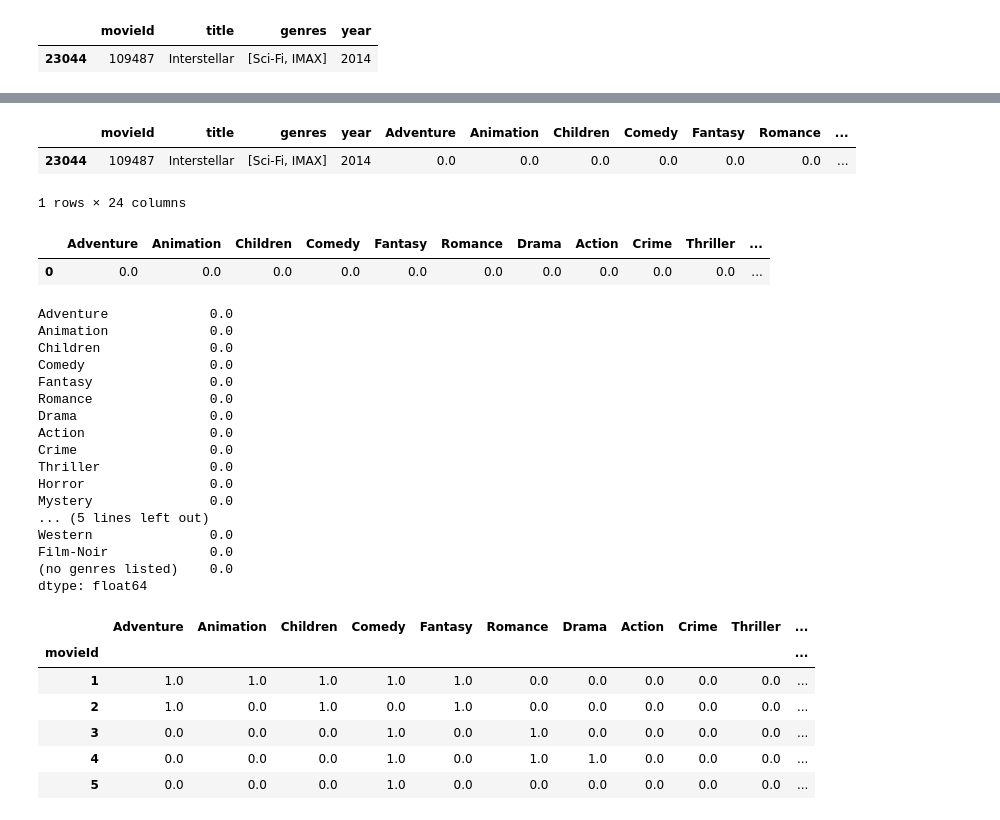
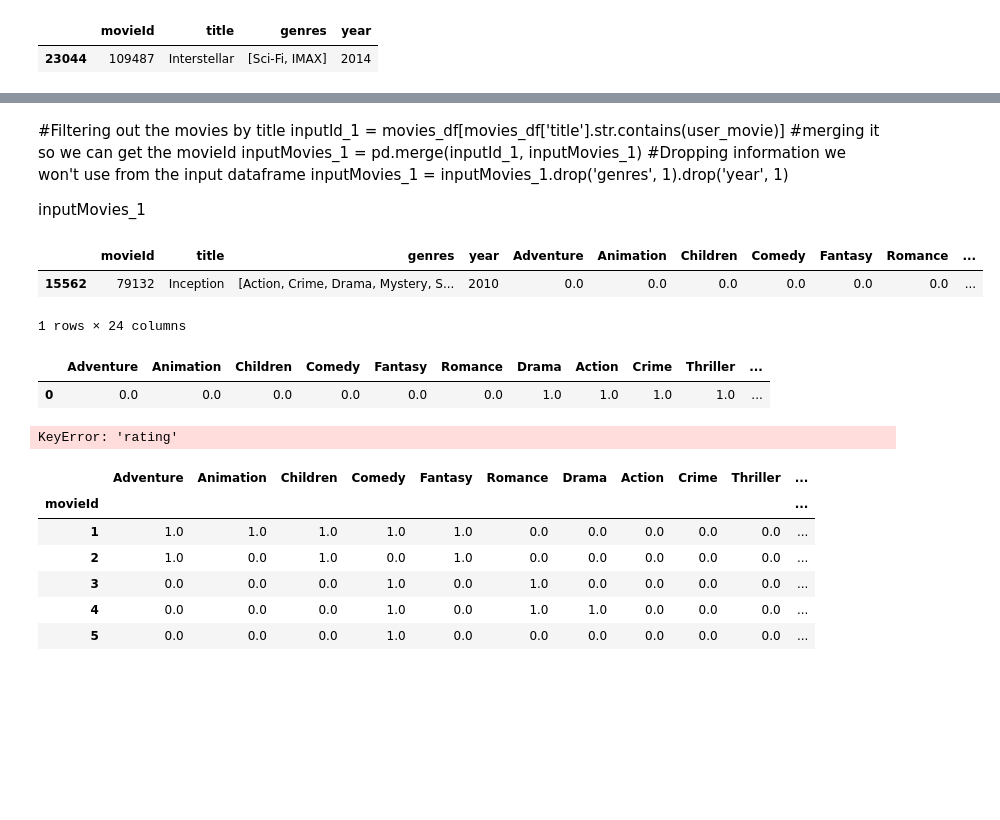
Before and after one commit to sushant822/ML-Recommendation-System, a Jupyter notebook: ML-Recommendation System.ipynb, the cells around one changed output, grey strips where cells are left out. Drawn from its saved outputs; the diff is of its cells as text; code cells hidden in the pictures; blank space fills up the shorter version.

```diff
--- a/ML-Recommendation System.ipynb
+++ b/ML-Recommendation System.ipynb
@@ -267,3 +274,7 @@ movies_df.loc[movies_df['movieId'].isin(recommendationTable_df.head(20).keys())]
 | 24602 | 115669 | Young Detective Dee: Rise of the ... | [Action, Adventure, Drama, Fantas... | 2013 |
 # %% [markdown]
 ---------
+# %%
+userInput_1 = input("Please enter a movie name: ").capitalize()
+user_movie = movies_df[movies_df['title'].str.contains(userInput_1)]
+user_movie
@@ -270,3 +285,5 @@ movies_df.loc[movies_df['movieId'].isin(recommendationTable_df.head(20).keys())]
+# %%
+user_movie = movies_df[movies_df['title'].str.contains(userInput_1)]
 # %%
 userInput_1 = input("Please enter a movie name: ").capitalize()
 userInput_2 = input("Please enter a movie name: ").capitalize()
@@ -318,9 +339,18 @@ NameError: name 'inputMovies_1' is not defined
+# %% [markdown]
+#Filtering out the movies by title
+inputId_1 = movies_df[movies_df['title'].str.contains(user_movie)]
+#merging it so we can get the movieId
+inputMovies_1 = pd.merge(inputId_1, inputMovies_1)
+#Dropping information we won't use from the input dataframe
+inputMovies_1 = inputMovies_1.drop('genres', 1).drop('year', 1)
+
+inputMovies_1
 # %%
-userMovies_1 = moviesWithGenres_df[moviesWithGenres_df['movieId'].isin(inputMovies_1['movieId'].tolist())]
+userMovies_1 = moviesWithGenres_df[moviesWithGenres_df['movieId'].isin(user_movie['movieId'].tolist())]
 userMovies_1
 # %% [output]
 |  | movieId | title | genres | year | Adventure | Animation | Children | Comedy | Fantasy | Romance | ... |
-| 23044 | 109487 | Interstellar | [Sci-Fi, IMAX] | 2014 | 0.0 | 0.0 | 0.0 | 0.0 | 0.0 | 0.0 | ... |
+| 15562 | 79132 | Inception | [Action, Crime, Drama, Mystery, S... | 2010 | 0.0 | 0.0 | 0.0 | 0.0 | 0.0 | 0.0 | ... |
 1 rows × 24 columns
 # %%
 userMovies_1 = userMovies_1.reset_index(drop=True)
@@ -329,29 +359,13 @@ userGenreTable_1 = userMovies_1.drop('movieId', 1).drop('title', 1).drop('genres
 userGenreTable_1
 # %% [output]
 |  | Adventure | Animation | Children | Comedy | Fantasy | Romance | Drama | Action | Crime | Thriller | ... |
-| 0 | 0.0 | 0.0 | 0.0 | 0.0 | 0.0 | 0.0 | 0.0 | 0.0 | 0.0 | 0.0 | ... |
+| 0 | 0.0 | 0.0 | 0.0 | 0.0 | 0.0 | 0.0 | 1.0 | 1.0 | 1.0 | 1.0 | ... |
 # %%
 #Dot produt to get weights
-userProfile_1 = userGenreTable_1.transpose().dot(inputMovies_1['rating'])
+userProfile_1 = userGenreTable_1.transpose().dot(user_movie['rating'])
 userProfile_1
 # %% [output]
-Adventure             0.0
-Animation             0.0
-Children              0.0
-Comedy                0.0
-Fantasy               0.0
-Romance               0.0
-Drama                 0.0
-Action                0.0
-Crime                 0.0
-Thriller              0.0
-Horror                0.0
-Mystery               0.0
-... (5 lines left out)
-Western               0.0
-Film-Noir             0.0
-(no genres listed)    0.0
-dtype: float64
+KeyError: 'rating'
 # %%
 #Now let's get the genres of every movie in our original dataframe
 genreTable_1 = moviesWithGenres_df.set_index(moviesWithGenres_df['movieId'])
```
Also changed, not shown: parts of 10 cells of this notebook, 1 other file.
